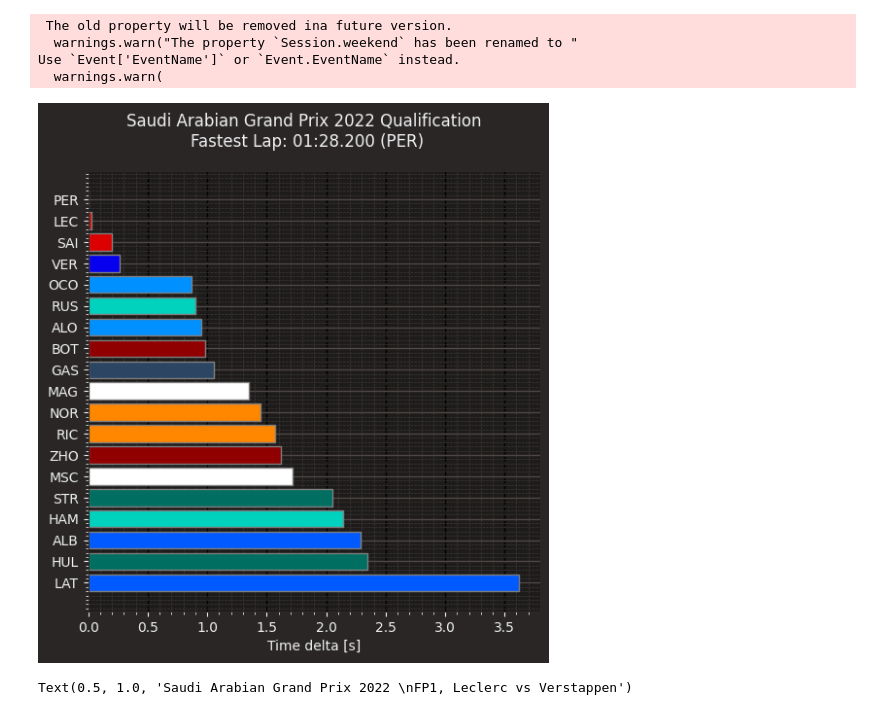
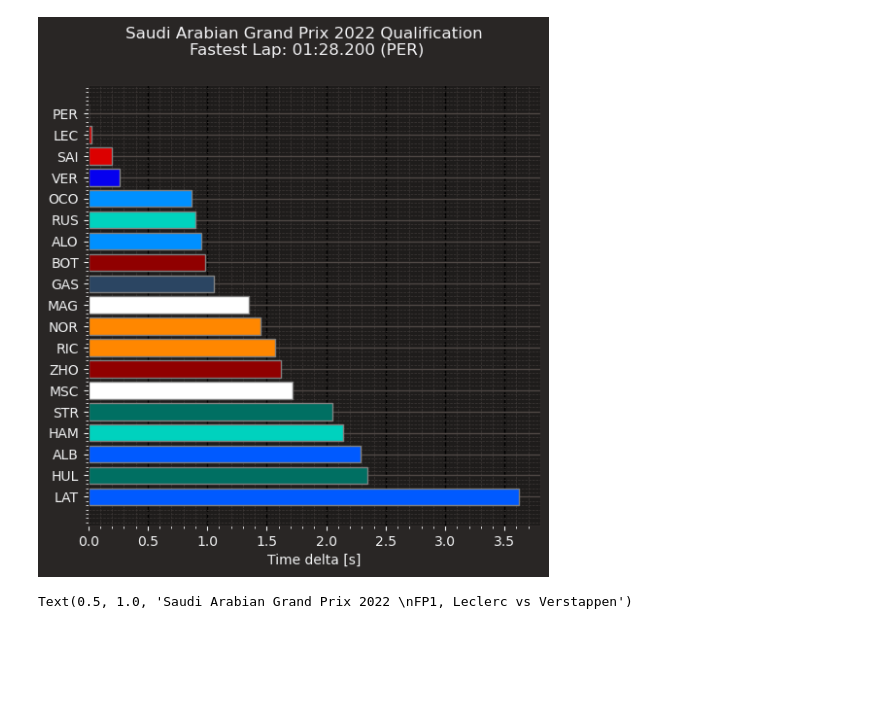
Before and after one commit to professorconst/formula1, a Jupyter notebook: 2022/02_Jeddah/quali.ipynb, the cells around one changed output. Cells and saved outputs as stored; diff of their text form; code cells hidden in the pictures; blank space fills up the shorter version.

```diff
--- a/2022/02_Jeddah/quali.ipynb
+++ b/2022/02_Jeddah/quali.ipynb
@@ -72,24 +74,20 @@ for index, lap in fastest_laps.iterlaps():
 # %%
 # Plot the table
 fig, ax = plt.subplots()
 ax.barh(fastest_laps.index, fastest_laps['LapTimeDelta'], color=team_colors, edgecolor='grey')
 ax.set_yticks(fastest_laps.index)
 ax.set_yticklabels(fastest_laps['Driver'])
 ax.invert_yaxis()
 ax.set_axisbelow(True)
 ax.xaxis.grid(True, which='major', linestyle='--', color='black', zorder=-1000)
 
 lap_time_string = strftimedelta(pole_lap['LapTime'], '%m:%s.%ms')
-plt.suptitle(f"{session.weekend.name} {session.weekend.year} Qualification \n"
+plt.suptitle(f"{session.event.EventName} {session.event.year} Qualification \n"
 f"Fastest Lap: {lap_time_string} ({pole_lap['Driver']})")
 plt.xlabel('Time delta [s]')
 plt.show()
 # %% [output]
- The old property will be removed ina future version.
-  warnings.warn("The property `Session.weekend` has been renamed to "
-Use `Event['EventName']` or `Event.EventName` instead.
-  warnings.warn(
-[figure, old version]
+[figure, new version]
 # %%
 lec_lap = laps.pick_driver('LEC').pick_fastest()
 lec_tel = lec_lap.get_telemetry()
```
Also changed, not shown: parts of 2 cells of this notebook, 1 other file.
